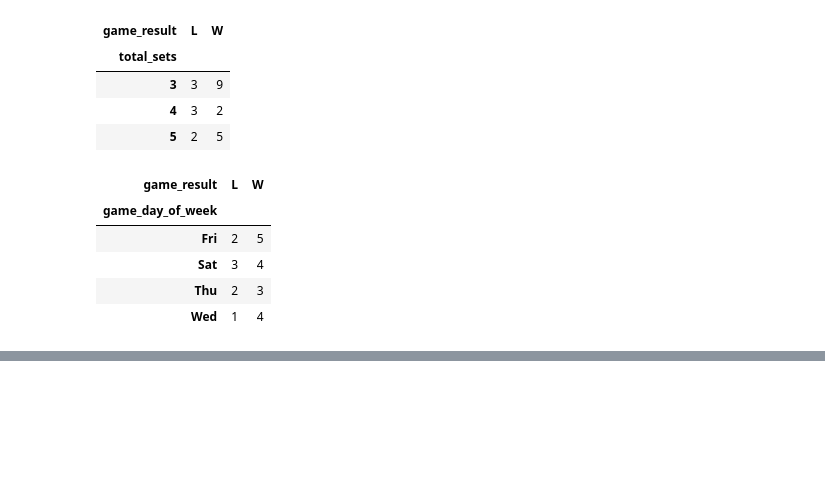
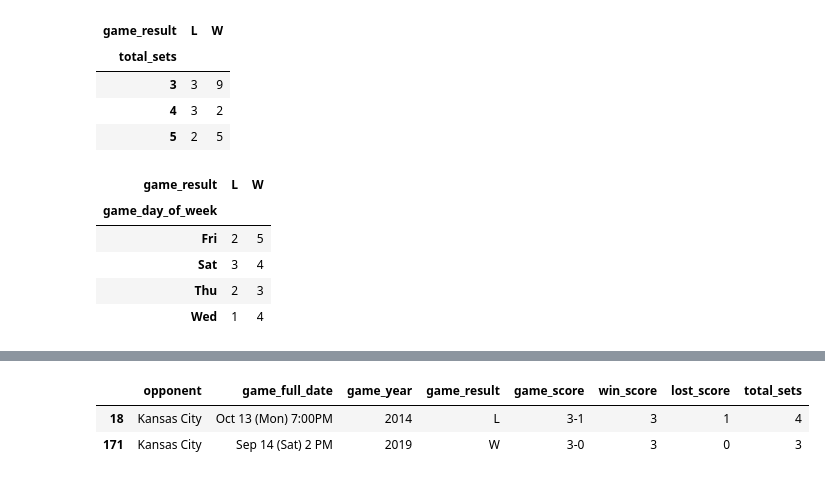
Before and after one commit to gcdean38/MSM_python, a Jupyter notebook: kcou/volleyball/w_volleyball.ipynb, the cells around one changed output, grey strips where cells are left out. Cells and saved outputs as stored; diff of their text form; code cells hidden in the pictures; blank space fills up the shorter version.

```diff
--- a/kcou/volleyball/w_volleyball.ipynb
+++ b/kcou/volleyball/w_volleyball.ipynb
@@ -128,0 +271,8 @@ pd.crosstab(index = volleyball_results_2020['game_day_of_week'], columns = volle
+# %%
+opponent = 'Kansas City'
+vs_opponent = miz_hist_record[miz_hist_record['opponent'].str.contains(opponent)]
+vs_opponent
+# %% [output]
+|  | opponent | game_full_date | game_year | game_result | game_score | win_score | lost_score | total_sets |
+| 18 | Kansas City | Oct 13 (Mon) 7:00PM | 2014 | L | 3-1 | 3 | 1 | 4 |
+| 171 | Kansas City | Sep 14 (Sat) 2 PM | 2019 | W | 3-0 | 3 | 0 | 3 |
```
Also changed, not shown: parts of 12 cells of this notebook, 2 other files.
